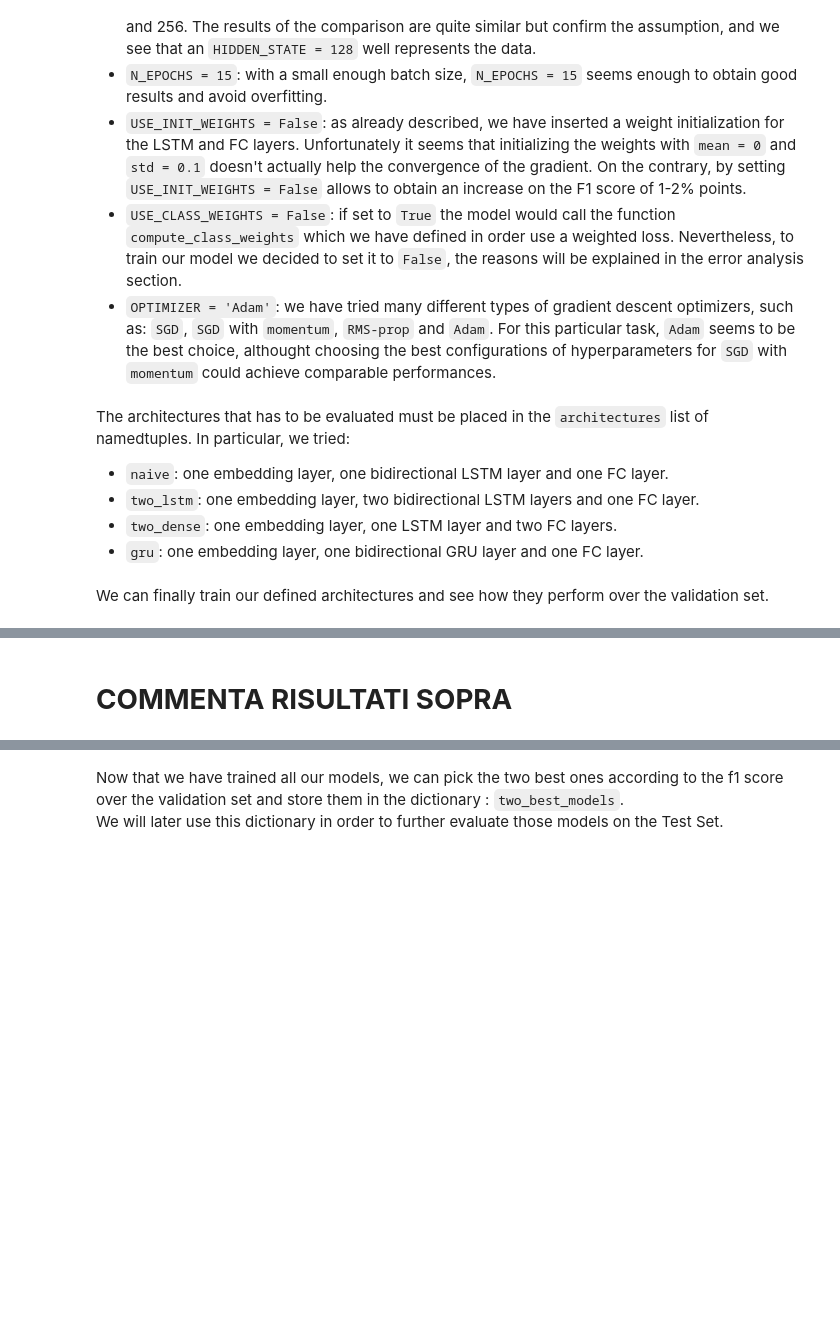
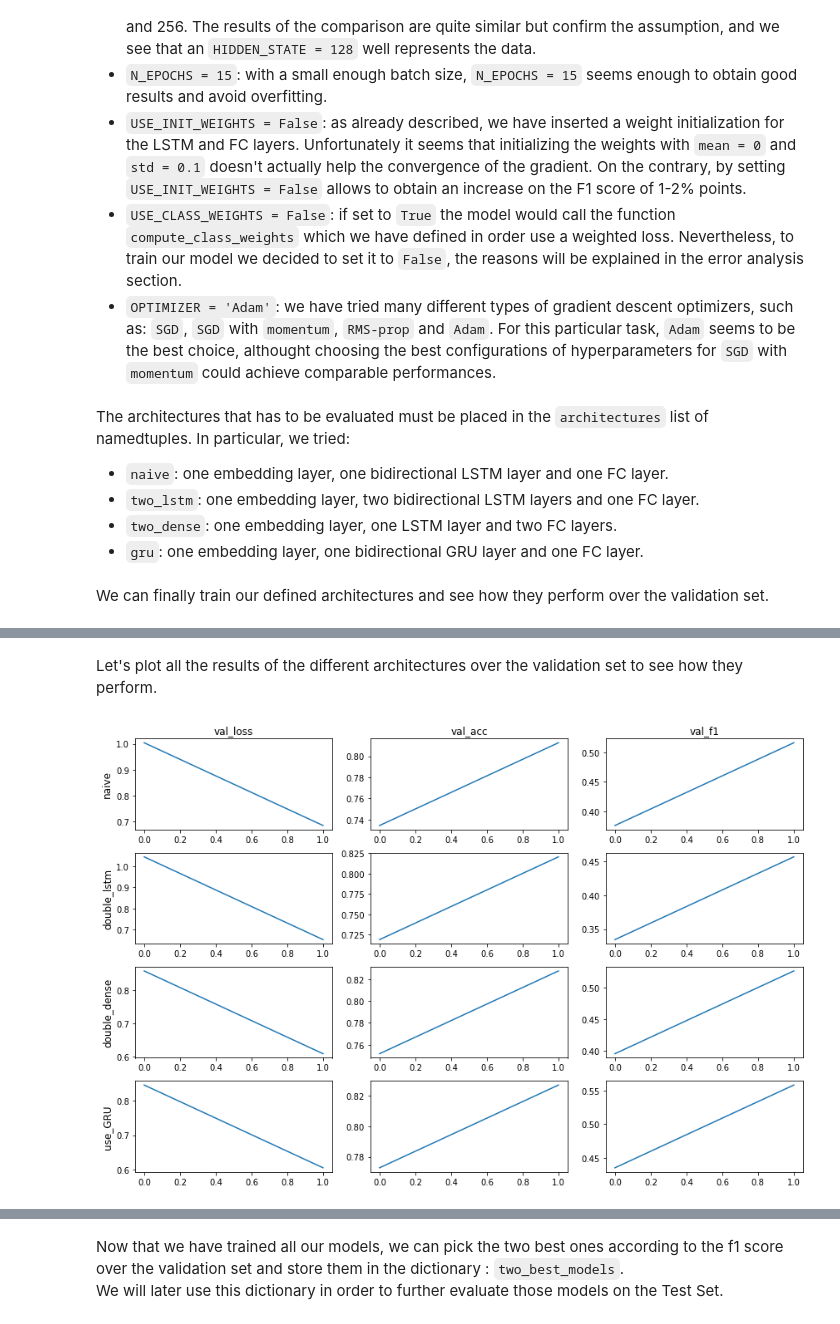
Before and after one commit to riccardodm97/NLP-tasks, a Jupyter notebook: assignment1/deliverable1.ipynb, the cells around one changed output, grey strips where cells are left out. Saved outputs shown, nothing was run; the diff lists cells and outputs as text; code cells hidden in the pictures; blank space fills up the shorter version.

Commit message:
comments

```diff
--- a/assignment1/deliverable1.ipynb
+++ b/assignment1/deliverable1.ipynb
@@ -815,10 +827,6 @@ def train_and_eval(architectures, param, train_dataloader,eval_dataloader):
     criterion = nn.CrossEntropyLoss(ignore_index = param['pad_idx'], weight = compute_class_weights() if param['use_class_weights'] else None)  #instantiate the loss function possibly with weight
 
     for architecture in architectures:     #for each specified architecture do :
-
-        #log on tensorboard
-        run_id = datetime.today().strftime('%Y_%m_%d_%H_%M_%S')
-        writer = SummaryWriter('tensorboard/'+run_id)
 
         #unpack parameters for model creation
         double_lstm, double_dense, use_gru = architecture.double_lstm, architecture.double_dense, architecture.use_gru
@@ -835,7 +843,7 @@ def train_and_eval(architectures, param, train_dataloader,eval_dataloader):
         else :
             raise Exception('optimizer must be either SGD or Adam')
 
-        models_info[model.name] = {'best_f1':-1}
+        models_info[model.name] = {'best_f1':-1, 'val_loss': [], 'val_acc': [], 'val_f1': []}
 
         print('\ntrain and eval loops for architecture:',model.name)
 
@@ -859,17 +867,14 @@ def train_and_eval(architectures, param, train_dataloader,eval_dataloader):
 
 
             #log accuracy data on tensorboard
-            writer.add_scalar("Train Acc", train_epoch_acc, epoch+1)
-            writer.add_scalar("Val Acc", eval_epoch_acc, epoch+1)
-            writer.add_scalar("Train F1", train_epoch_f1, epoch+1)
-            writer.add_scalar("Val F1", eval_epoch_f1, epoch+1)
+            models_info[model.name]['val_loss'].append(eval_epoch_loss)
+            models_info[model.name]['val_acc'].append(eval_epoch_acc)
+            models_info[model.name]['val_f1'].append(eval_epoch_f1)
 
             print(f'Epoch: {epoch+1:02} | Epoch Time: {tot_epoch_time:.4f}')
             print(f'\tTrain Loss: {train_epoch_loss:.3f} | Train Acc: {train_epoch_acc*100:.2f}% | Train F1: {train_epoch_f1:.2f}')
             print(f'\t Val. Loss: {eval_epoch_loss:.3f} | Eval. Acc: {eval_epoch_acc*100:.2f}% | Eval. F1: {eval_epoch_f1:.2f}')
 
-        writer.close()
-
     return models_info
 # %% [markdown]
 Accoring to our experimental results obtained after an hyperparameter tuning phase, here are the ones that we are using to train each architecture:
@@ -891,7 +896,7 @@ OUTPUT_DIM = len(tag2int)+1     # 0 is reserved
 BATCH_SIZE = 16                 # number of sentences in each mini-batch
 LR = 0.4                        # learning rate (not used if OPTIMIZER = 'Adam')
 HIDDEN_STATE = 128              # number of nodes in hidden state
-N_EPOCHS = 15                   # number of epochs
+N_EPOCHS = 2                   # number of epochs
 USE_INIT_WEIGHTS = False        # if `True` initialize weights and biases of LSTM, GRU and FC layers
 USE_CLASS_WEIGHTS = False       # if `True` balance weights of cross entropy loss
 OPTIMIZER = 'Adam'              # choose Gradient Descent optimizer to use ('Adam' or 'SGD')
@@ -928,2 +951,26 @@ models_info = train_and_eval(architectures,param,train_dataloader,val_dataloader
-# %% [markdown]
-# **COMMENTA RISULTATI SOPRA**
+# %% [markdown]
+Let's plot all the results of the different architectures over the validation set to see how they perform.
+# %%
+import matplotlib.pyplot as plt
+
+cols = ['val_loss','val_acc','val_f1']
+rows = [row for row in models_info.keys()]
+
+fig, axes = plt.subplots(nrows=4, ncols=3, figsize=(12, 8))
+
+for ax, col in zip(axes[0], cols):
+    ax.set_title(col)
+
+for ax, row in zip(axes[:,0], rows):
+    ax.set_ylabel(row, size='large')
+
+keys = list(models_info.keys())
+
+for i in range(4):
+  for j in range(3):
+      axes[i,j].plot(models_info[keys[i]][cols[j]])
+
+fig.tight_layout()
+plt.show();
+# %% [output]
+[figure, added]
```
Also changed, not shown: parts of 23 cells of this notebook.
